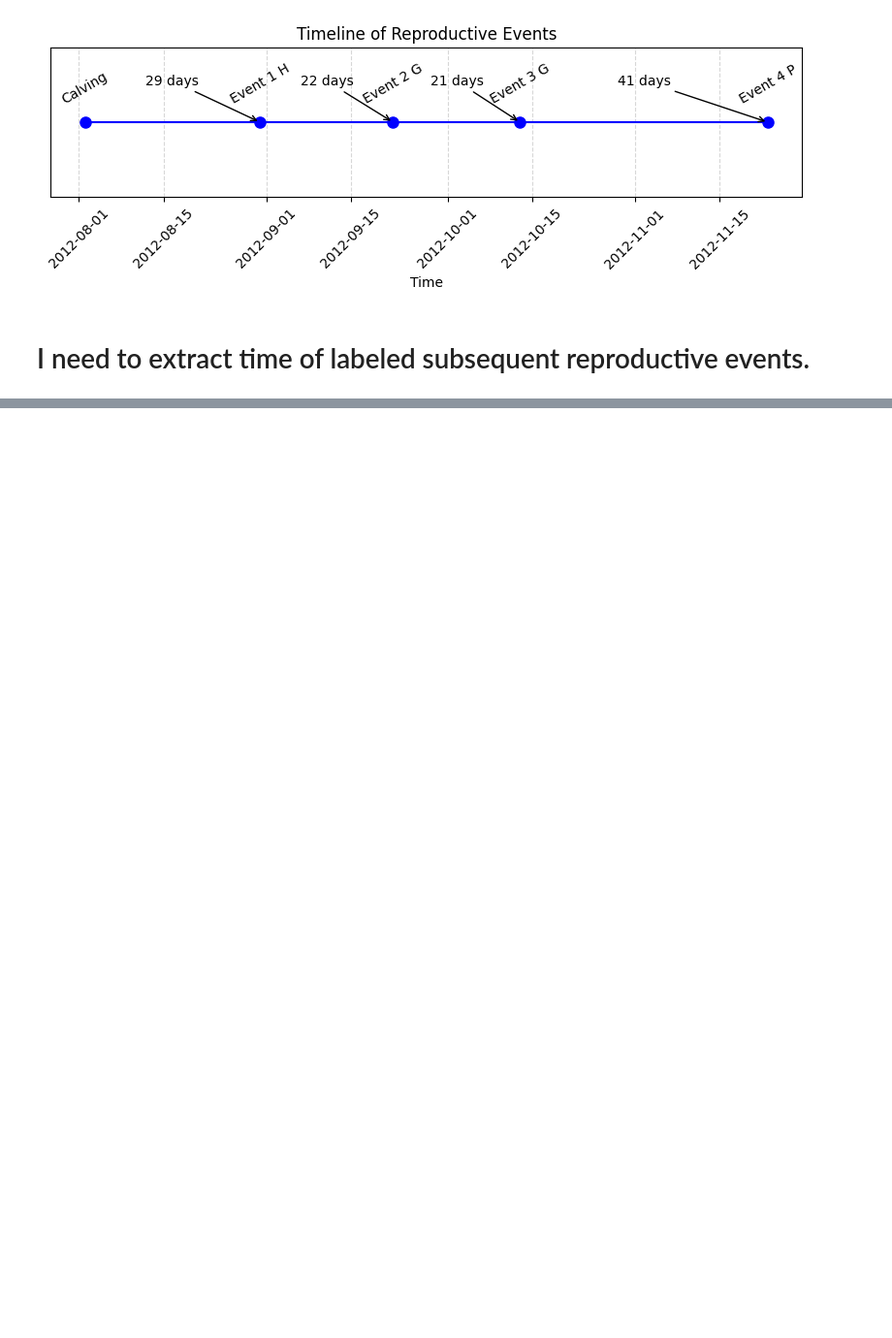
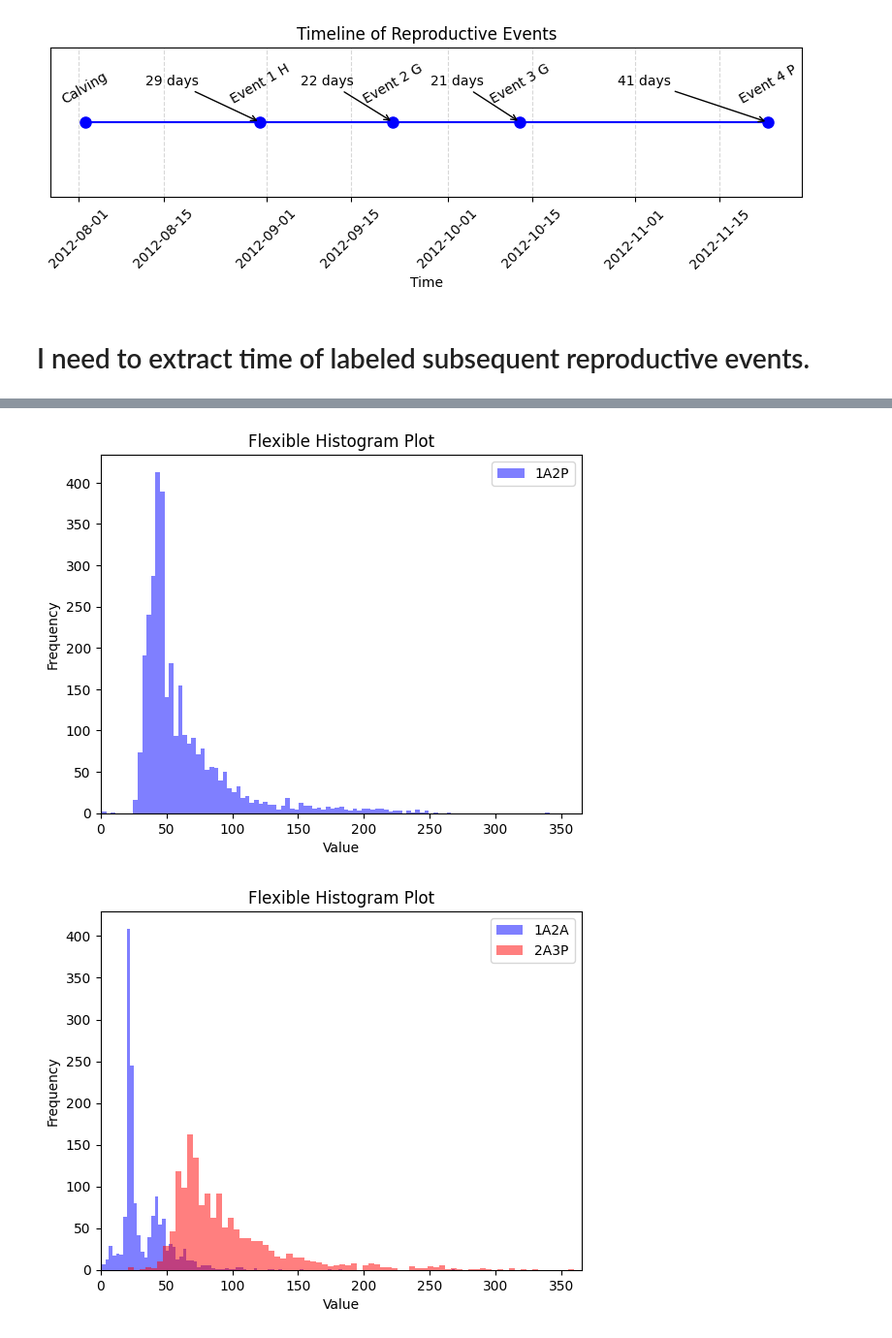
Before and after one commit to jagcha/JEPL, a Jupyter notebook: core/US25UW990JEPL.02.ipynb, the cells around one changed output, grey strips where cells are left out. Shown: that part at 97% size. Cells and saved outputs as stored; diff of their text form; code cells hidden in the pictures; blank space fills up the shorter version.

```diff
--- a/core/US25UW990JEPL.02.ipynb
+++ b/core/US25UW990JEPL.02.ipynb
@@ -236,0 +415,45 @@ Name: f5X322, Length: 204, dtype: object
+# %%
+myc = [
+    'blue',
+    'red',
+    'green',
+    'orange',
+    'purple',
+    'cyan',
+    'magenta',
+    'lime',
+    'brown',
+    'olive',
+    'teal',
+    'pink',
+    'gold',
+    'navy',
+    'maroon',
+    'darkgreen',
+    'coral',
+    'indigo',
+    'darkorange',
+    'turquoise'
+]
+# %%
+for k in td:
+    for s in range(int(len(k)/2) - 1):
+        ls = 0 + 2*s
+        us = 4 + 2*s
+        nm = k[ls:us]
+        cl = myc[s]
+        v = []
+        for l in td[k]:
+            v += [l[s]]
+        plt.hist(v, bins=100, alpha=0.5, label=nm, color=cl)
+    # Finalize plot
+    plt.legend()
+    plt.title("Flexible Histogram Plot")
+    plt.xlabel("Value")
+    plt.ylabel("Frequency")
+    plt.xlim(0, 365)
+    plt.show()
+    plt.close()
+# %% [output]
+[figure, added]
+[figure, added]
```
Also changed, not shown: parts of 24 cells of this notebook, 2 other files.
